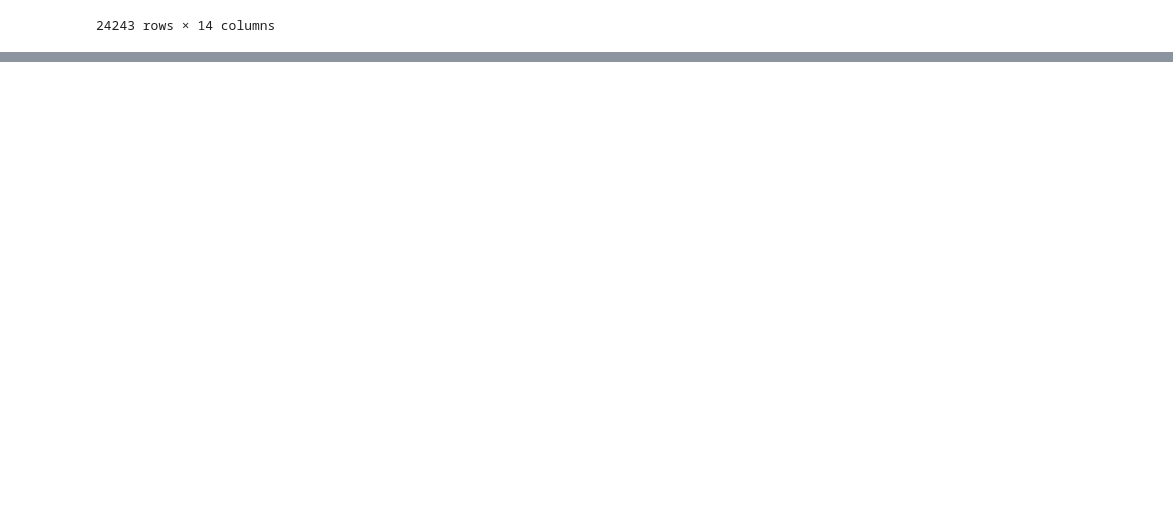
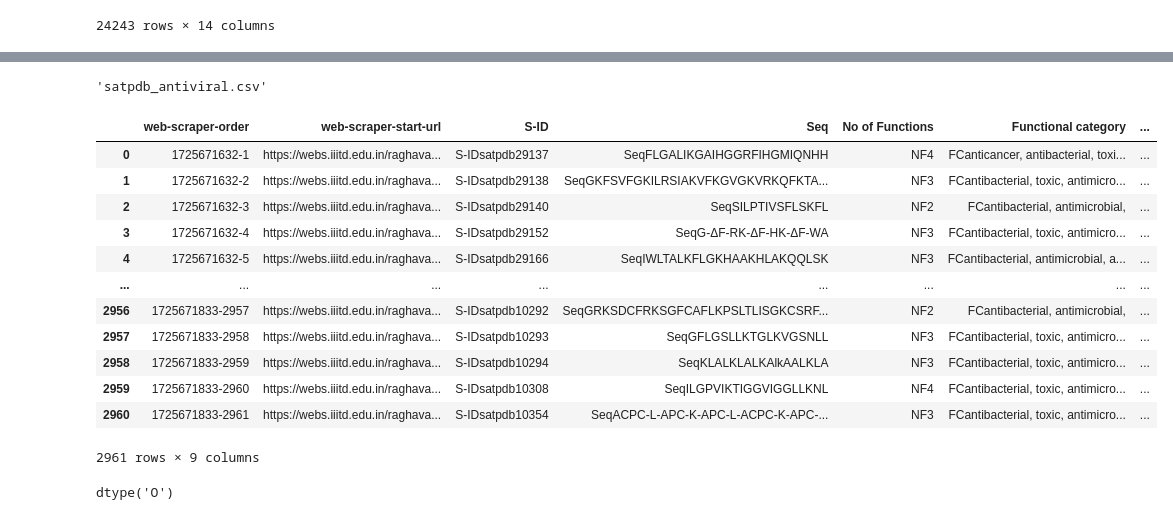
Before and after one commit to sandarnaing/tutorial, a Jupyter notebook: database.ipynb, the cells around one changed output, grey strips where cells are left out. Cells and saved outputs as stored; diff of their text form; code cells hidden in the pictures; blank space fills up the shorter version.

```diff
--- a/database.ipynb
+++ b/database.ipynb
@@ -392,0 +493,25 @@ df_concat_1.to_csv("/Users/snai0044/Downloads/CAMPR4/CAMPR4_24243_6_9_2024.csv")
+# %%
+fasta2csv.converter.convert("satpdb_antiviral.fasta.txt", "satpdb_antiviral.csv")
+# %% [output]
+'satpdb_antiviral.csv'
+# %%
+satpdb = pd.read_csv('/Users/msi/Downloads/satpdb/satpdb_antibacterial_functional.csv')
+satpdb
+# %% [output]
+|  | web-scraper-order | web-scraper-start-url | S-ID | Seq | No of Functions | Functional category | ... |
+| 0 | 1725671632-1 | https://webs.iiitd.edu.in/raghava... | S-IDsatpdb29137 | SeqFLGALIKGAIHGGRFIHGMIQNHH | NF4 | FCanticancer, antibacterial, toxi... | ... |
+| 1 | 1725671632-2 | https://webs.iiitd.edu.in/raghava... | S-IDsatpdb29138 | SeqGKFSVFGKILRSIAKVFKGVGKVRKQFKTA... | NF3 | FCantibacterial, toxic, antimicro... | ... |
+| 2 | 1725671632-3 | https://webs.iiitd.edu.in/raghava... | S-IDsatpdb29140 | SeqSILPTIVSFLSKFL | NF2 | FCantibacterial, antimicrobial, | ... |
+| 3 | 1725671632-4 | https://webs.iiitd.edu.in/raghava... | S-IDsatpdb29152 | SeqG-ΔF-RK-ΔF-HK-ΔF-WA | NF3 | FCantibacterial, toxic, antimicro... | ... |
+| 4 | 1725671632-5 | https://webs.iiitd.edu.in/raghava... | S-IDsatpdb29166 | SeqIWLTALKFLGKHAAKHLAKQQLSK | NF3 | FCantibacterial, antimicrobial, a... | ... |
+| ... | ... | ... | ... | ... | ... | ... | ... |
+| 2956 | 1725671833-2957 | https://webs.iiitd.edu.in/raghava... | S-IDsatpdb10292 | SeqGRKSDCFRKSGFCAFLKPSLTLISGKCSRF... | NF2 | FCantibacterial, antimicrobial, | ... |
+| 2957 | 1725671833-2958 | https://webs.iiitd.edu.in/raghava... | S-IDsatpdb10293 | SeqGFLGSLLKTGLKVGSNLL | NF3 | FCantibacterial, toxic, antimicro... | ... |
+| 2958 | 1725671833-2959 | https://webs.iiitd.edu.in/raghava... | S-IDsatpdb10294 | SeqKLALKLALKAlkAALKLA | NF3 | FCantibacterial, toxic, antimicro... | ... |
+| 2959 | 1725671833-2960 | https://webs.iiitd.edu.in/raghava... | S-IDsatpdb10308 | SeqILGPVIKTIGGVIGGLLKNL | NF4 | FCantibacterial, toxic, antimicro... | ... |
+| 2960 | 1725671833-2961 | https://webs.iiitd.edu.in/raghava... | S-IDsatpdb10354 | SeqACPC-L-APC-K-APC-L-ACPC-K-APC-... | NF3 | FCantibacterial, toxic, antimicro... | ... |
+2961 rows × 9 columns
+# %%
+satpdb['Sub-functional category'].dtype
+# %% [output]
+dtype('O')
```
Also changed, not shown: parts of 31 cells of this notebook, 1 other file.
